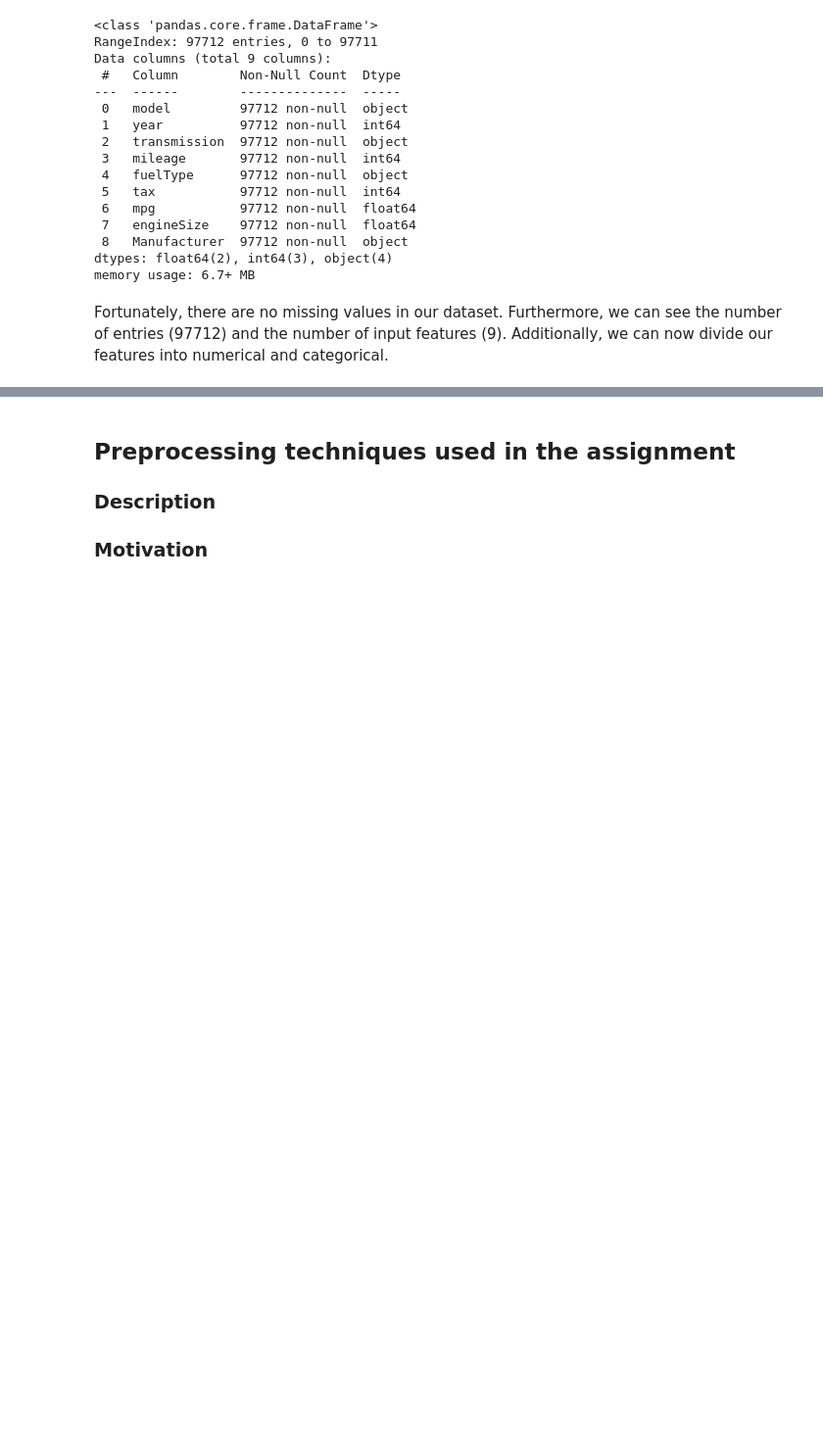
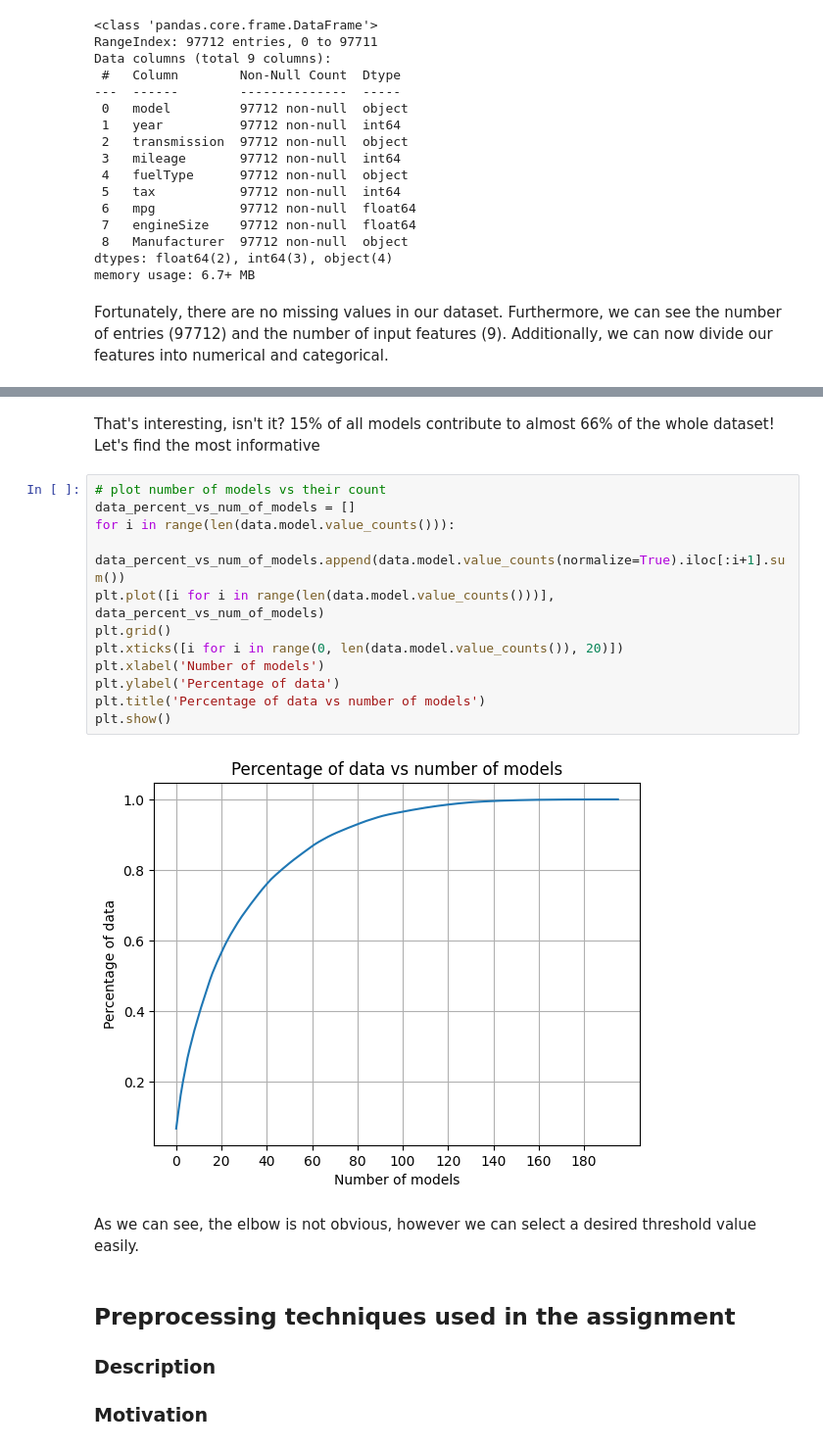
Before and after one commit to MichalRedm/DM-project1, a Jupyter notebook: report.ipynb, the cells around one changed output, grey strips where cells are left out. Shown at 98% size. Cells and saved outputs as stored; diff of their text form; blank space fills up the shorter version.

```diff
--- a/report.ipynb
+++ b/report.ipynb
@@ -92,3 +141,21 @@ Name: Manufacturer, Length: 97712, dtype: object
+# %% [markdown]
+That's interesting, isn't it? 15% of all models contribute to almost 66% of the whole dataset! Let's find the most informative
+# %%
+# plot number of models vs their count
+data_percent_vs_num_of_models = []
+for i in range(len(data.model.value_counts())):
+    data_percent_vs_num_of_models.append(data.model.value_counts(normalize=True).iloc[:i+1].sum())
+plt.plot([i for i in range(len(data.model.value_counts()))], data_percent_vs_num_of_models)
+plt.grid()
+plt.xticks([i for i in range(0, len(data.model.value_counts()), 20)])
+plt.xlabel('Number of models')
+plt.ylabel('Percentage of data')
+plt.title('Percentage of data vs number of models')
+plt.show()
+# %% [output]
+[figure, added]
+# %% [markdown]
+As we can see, the elbow is not obvious, however we can select a desired threshold value easily.
 # %% [markdown]
 ## Preprocessing techniques used in the assignment
 ### Description
```
Also changed, not shown: parts of 15 cells of this notebook.
